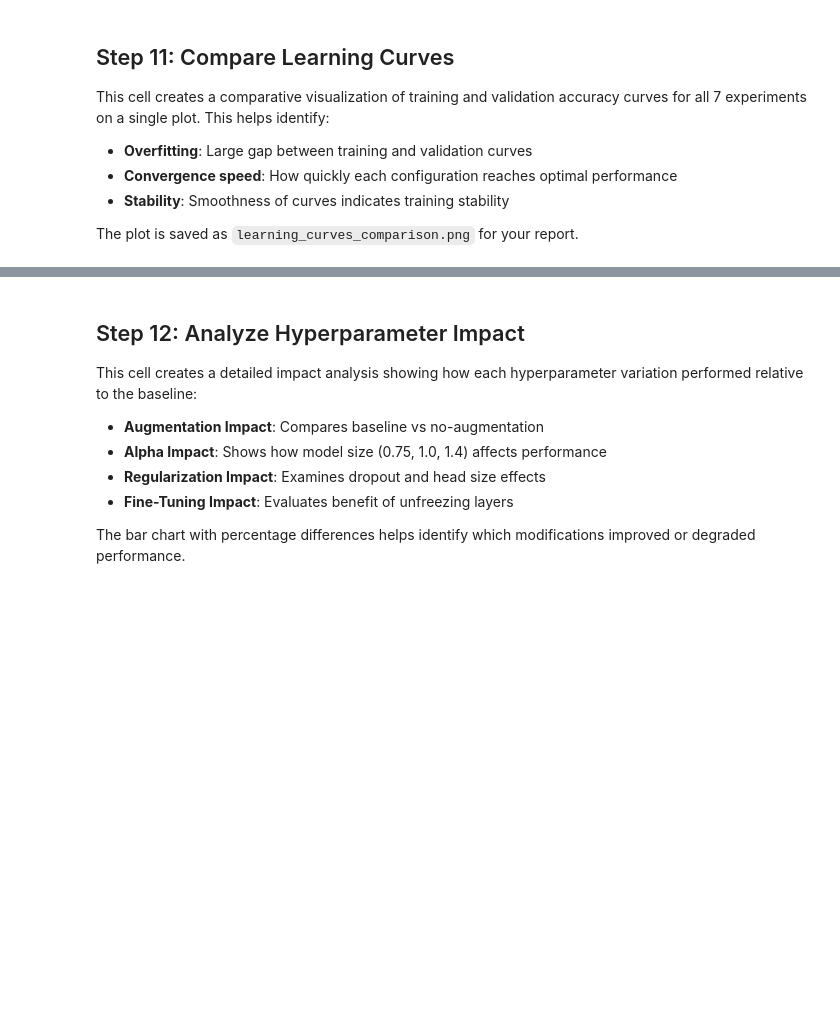
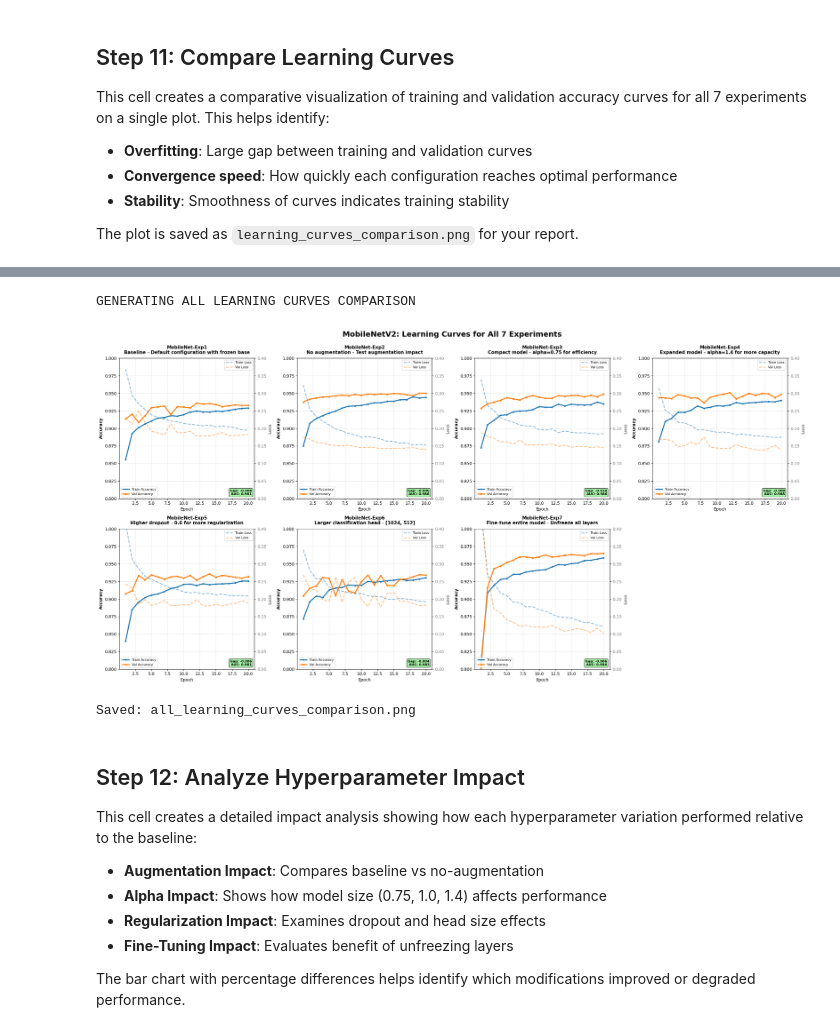
Before and after one commit to Elvis-Kayonga/Malaria-Diagnosis-CNN-Transfer-Learning-ML-model, a Jupyter notebook: elvis-malaria-model.ipynb, the cells around one changed output, grey strips where cells are left out. Drawn from its saved outputs; the diff is of its cells as text; code cells hidden in the pictures; blank space fills up the shorter version.

```diff
--- a/elvis-malaria-model.ipynb
+++ b/elvis-malaria-model.ipynb
@@ -1191,3 +1155,76 @@ DISPLAYING KEY VISUALIZATIONS:
+# %%
+# CELL 11: ALL LEARNING CURVES COMPARISON
+
+print("\nGENERATING ALL LEARNING CURVES COMPARISON")
+
+# Check if we have training histories (only available if experiments ran in this session)
+if len(all_histories) == 0:
+    print("\nWARNING: Training histories not available (experiments were loaded from checkpoint)")
+    print("Learning curves can only be generated in the same session the training ran.")
+    print("Individual learning curve PNGs are still available for each experiment.")
+    print("\nSkipping combined learning curves visualization...")
+else:
+    fig, axes = plt.subplots(2, 4, figsize=(24, 12))
+    axes = axes.ravel()
+
+    for idx, (exp_name, config) in enumerate(experiments.items()):
+        history = all_histories[exp_name]
+        ax = axes[idx]
+
+        epochs_range = range(1, len(history.history['accuracy']) + 1)
+        ax.plot(epochs_range, history.history['accuracy'],
+                label='Train Accuracy', linewidth=2.5, marker='o', markersize=3)
+        ax.plot(epochs_range, history.history['val_accuracy'],
+                label='Val Accuracy', linewidth=2.5, marker='s', markersize=3)
+
+        ax2 = ax.twinx()
+        ax2.plot(epochs_range, history.history['loss'],
+                 label='Train Loss', linewidth=2, linestyle='--', alpha=0.5)
+        ax2.plot(epochs_range, history.history['val_loss'],
+                 label='Val Loss', linewidth=2, linestyle='--', alpha=0.5)
+
+        ax.set_title(f"{exp_name}\n{config['desc'][:50]}", fontsize=11, fontweight='bold', pad=10)
+        ax.set_xlabel('Epoch', fontsize=10)
+        ax.set_ylabel('Accuracy', fontsize=10, fontweight='bold')
+        ax2.set_ylabel('Loss', fontsize=10, color='gray', fontweight='bold')
+
+        ax.tick_params(axis='y')
+        ax2.tick_params(axis='y', labelcolor='gray')
+
+        ax.grid(True, alpha=0.3)
+        ax.set_ylim([0.80, 1.0])
+        ax2.set_ylim([0, 0.4])
+
+        lines1, labels1 = ax.get_legend_handles_labels()
+        lines2, labels2 = ax2.get_legend_handles_labels()
+        ax.legend(lines1, labels1, loc='lower left', fontsize=8)
+        ax2.legend(lines2, labels2, loc='upper right', fontsize=8)
+
+        final_train_acc = history.history['accuracy'][-1]
+        final_val_acc = history.history['val_accuracy'][-1]
+        gap = final_train_acc - final_val_acc
+        best_val_auc = max(history.history['val_auc'])
+
+        box_color = 'lightgreen' if gap < 0.02 else 'wheat' if gap < 0.05 else 'lightcoral'
+
+        ax.text(0.98, 0.02, f'Gap: {gap:.3f}\nAUC: {best_val_auc:.3f}',
+               transform=ax.transAxes, ha='right', va='bottom',
+               bbox=dict(boxstyle='round', facecolor=box_color, alpha=0.8),
+               fontsize=8, fontweight='bold')
+
+    axes[7].axis('off')
+
+    plt.suptitle('MobileNetV2: Learning Curves for All 7 Experiments',
+                fontsize=18, fontweight='bold', y=0.995)
+    plt.tight_layout()
+    plt.savefig('all_learning_curves_comparison.png', dpi=300, bbox_inches='tight')
+    plt.show()
+
+    print("Saved: all_learning_curves_comparison.png")
+# %% [output]
+GENERATING ALL LEARNING CURVES COMPARISON
+[figure, added]
+Saved: all_learning_curves_comparison.png
 # %% [markdown]
 ## Step 12: Analyze Hyperparameter Impact
 
```
Also changed, not shown: parts of 9 cells of this notebook.
